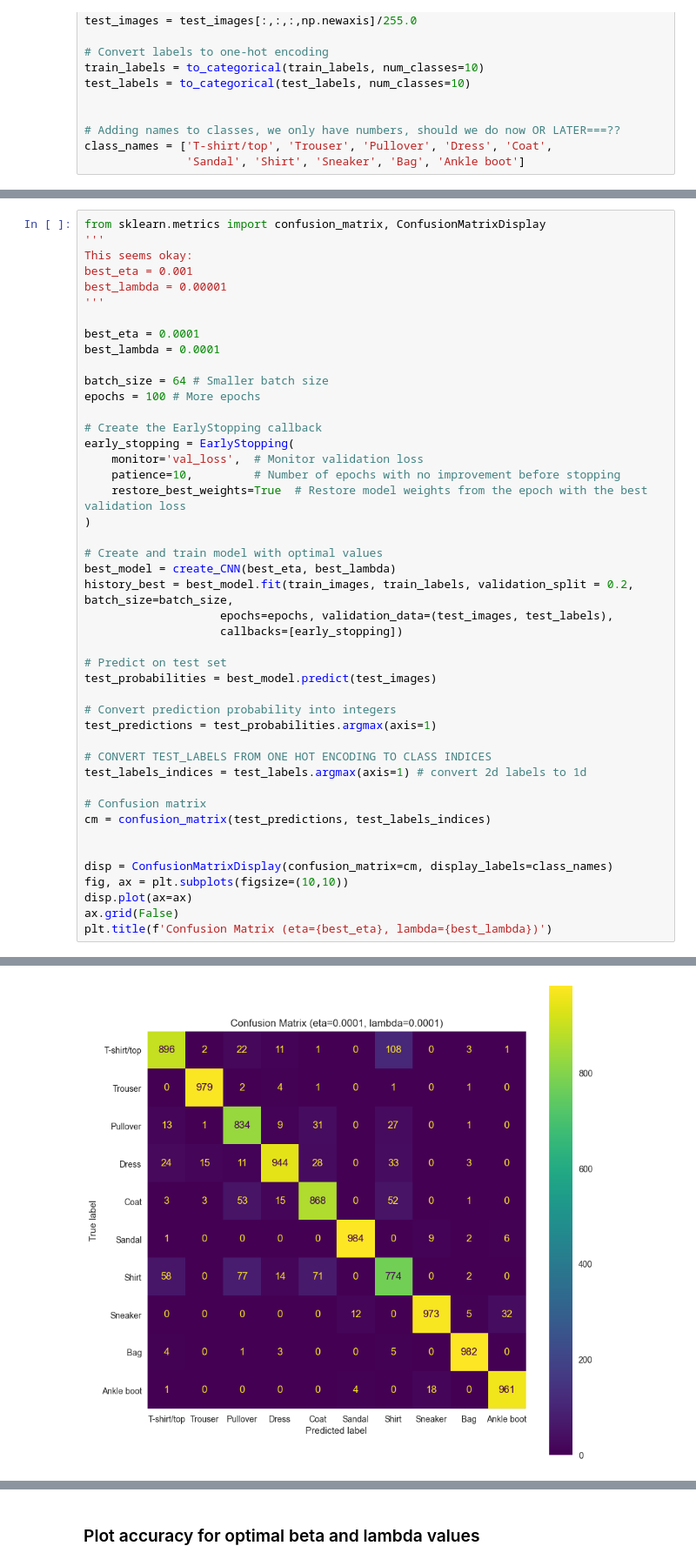
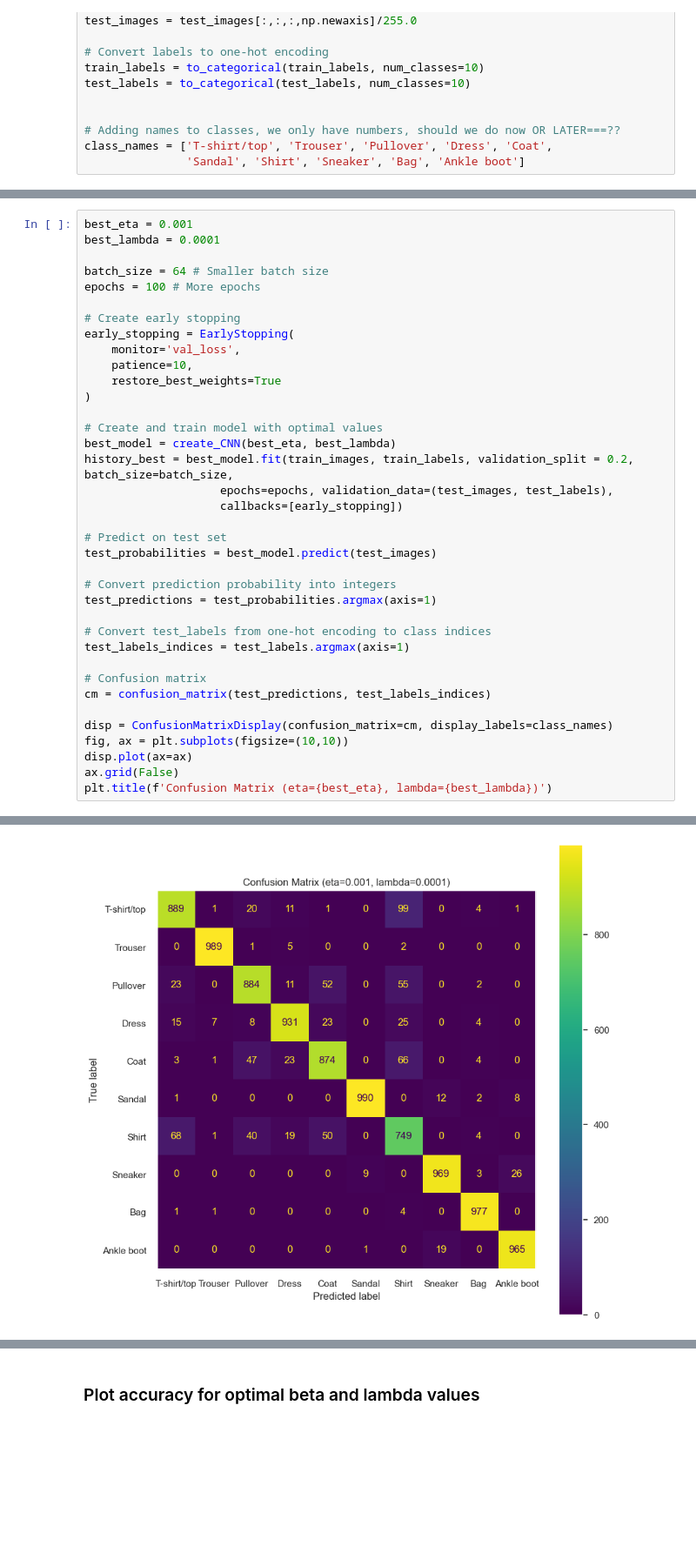
Before and after one commit to trudehalv/FYS_STK4155_project_3, a Jupyter notebook: src/CNN.ipynb, the cells around one changed output, grey strips where cells are left out. Shown at 87% size. Cells and saved outputs as stored; diff of their text form; blank space fills up the shorter version.

```diff
--- a/src/CNN.ipynb
+++ b/src/CNN.ipynb
@@ -174,22 +184,15 @@ plt.show()
 # %%
-from sklearn.metrics import confusion_matrix, ConfusionMatrixDisplay
-'''
-This seems okay:
 best_eta = 0.001
-best_lambda = 0.00001
-'''
-
-best_eta = 0.0001
 best_lambda = 0.0001
 
 batch_size = 64 # Smaller batch size
 epochs = 100 # More epochs
 
-# Create the EarlyStopping callback
+# Create early stopping
 early_stopping = EarlyStopping(
-    monitor='val_loss',  # Monitor validation loss
-    patience=10,         # Number of epochs with no improvement before stopping
-    restore_best_weights=True  # Restore model weights from the epoch with the best validation loss
+    monitor='val_loss',
+    patience=10,
+    restore_best_weights=True
 )
 
 # Create and train model with optimal values
@@ -204,12 +207,11 @@ test_probabilities = best_model.predict(test_images)
 # Convert prediction probability into integers
 test_predictions = test_probabilities.argmax(axis=1)
 
-# CONVERT TEST_LABELS FROM ONE HOT ENCODING TO CLASS INDICES
-test_labels_indices = test_labels.argmax(axis=1) # convert 2d labels to 1d
+# Convert test_labels from one-hot encoding to class indices
+test_labels_indices = test_labels.argmax(axis=1)
 
 # Confusion matrix
 cm = confusion_matrix(test_predictions, test_labels_indices)
-
 
 disp = ConfusionMatrixDisplay(confusion_matrix=cm, display_labels=class_names)
 fig, ax = plt.subplots(figsize=(10,10))
@@ -238 +240 @@ Text(0.5, 1.0, 'Confusion Matrix (eta=0.0001, lambda=0.0001)')
-[figure, old version]
+[figure, new version]
```
Also changed, not shown: parts of 25 cells of this notebook.
